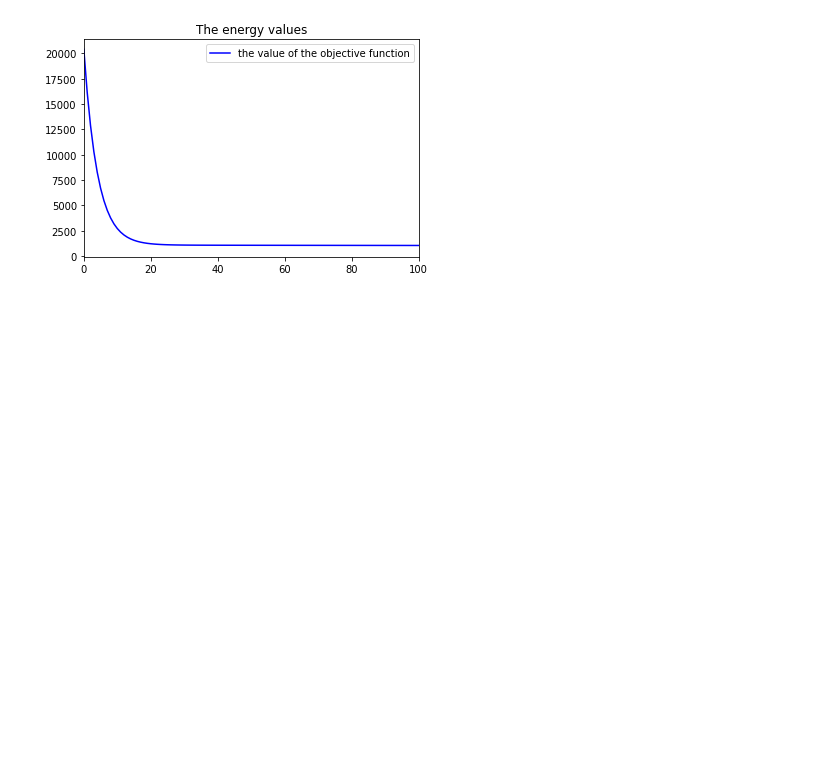
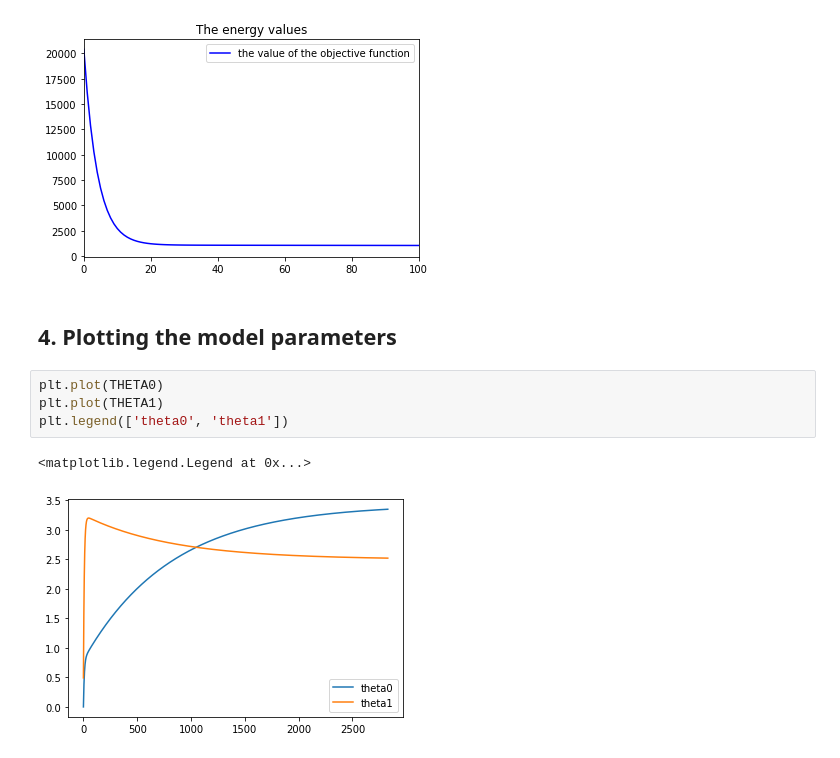
Before and after one commit to fxnnxc/class-MachineLearning, a Jupyter notebook: Assignment02.ipynb, the cells around one changed output. Cells and saved outputs as stored; diff of their text form; blank space fills up the shorter version.

Commit message:
Plotting the model parameters

```diff
--- a/Assignment02.ipynb
+++ b/Assignment02.ipynb
@@ -85,3 +85,12 @@ plt.title('The energy values')
 # %% [output]
 Text(0.5, 1.0, 'The energy values')
 [figure]
+# %% [markdown]
+## 4. Plotting the model parameters
+# %%
+plt.plot(THETA0)
+plt.plot(THETA1)
+plt.legend(['theta0', 'theta1'])
+# %% [output]
+<matplotlib.legend.Legend at 0x...>
+[figure, added]
```
Also changed, not shown: parts of 1 cell of this notebook.
